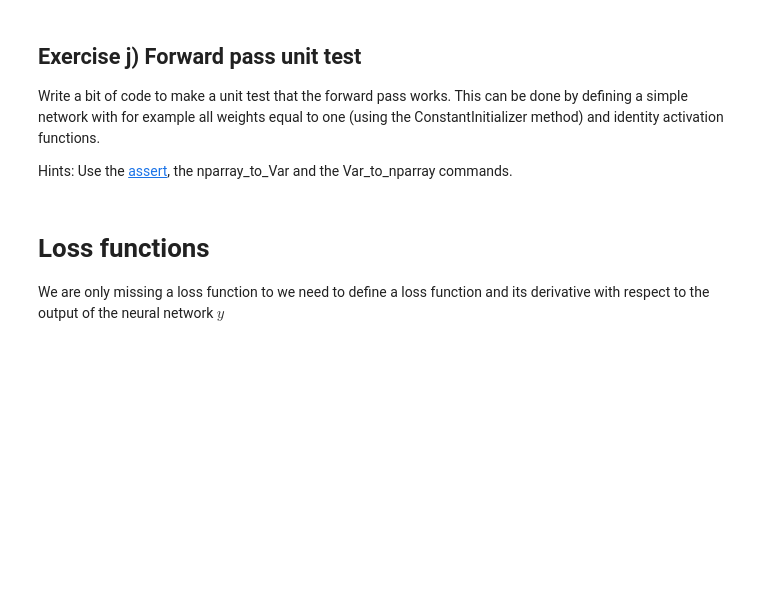
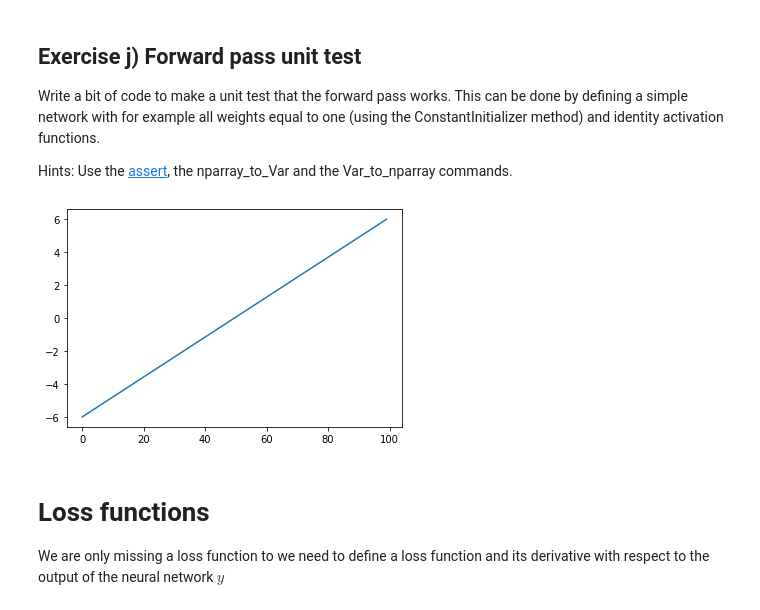
Before and after one commit to mikk5829/02456-deep-learning-with-PyTorch, a Jupyter notebook: 2_Feedforward_Python/2.1-EXE-FNN-AutoDif-Nanograd.ipynb, the cells around one changed output. Cells and saved outputs as stored; diff of their text form; code cells hidden in the pictures; blank space fills up the shorter version.

```diff
--- a/2_Feedforward_Python/2.1-EXE-FNN-AutoDif-Nanograd.ipynb
+++ b/2_Feedforward_Python/2.1-EXE-FNN-AutoDif-Nanograd.ipynb
@@ -556,3 +587,16 @@ Hints: Use the [assert](https://www.w3schools.com/python/ref_keyword_assert.asp)
+# %%
+# define 1-1 network with weight = 1 and relu/identity activation
+
+# Setting all the weights to 1.0 by using the ConstantInitializer
+NN = [DenseLayer(1, 1, lambda x: x.identity(), initializer = ConstantInitializer(1.0)) ]  # x.identity?
+y = Var_to_nparray(forward(nparray_to_Var(x), NN))
+
+assert x.all() == y.all()
+
+plt.plot(y)
+plt.show()
+# %% [output]
+[figure, added]
 # %% [markdown]
 # Loss functions
 
```
Also changed, not shown: parts of 33 cells of this notebook, 1 other file.
